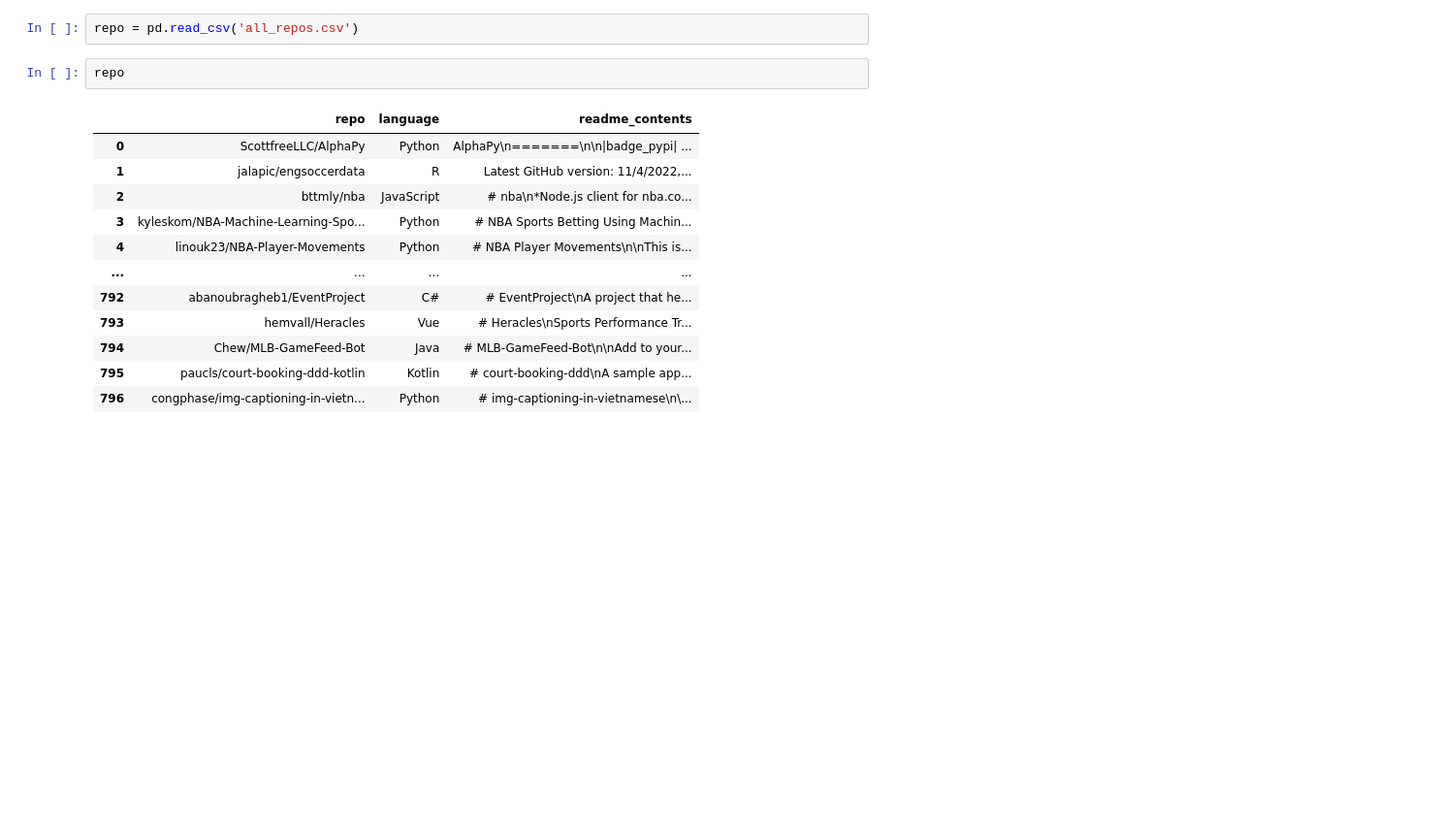
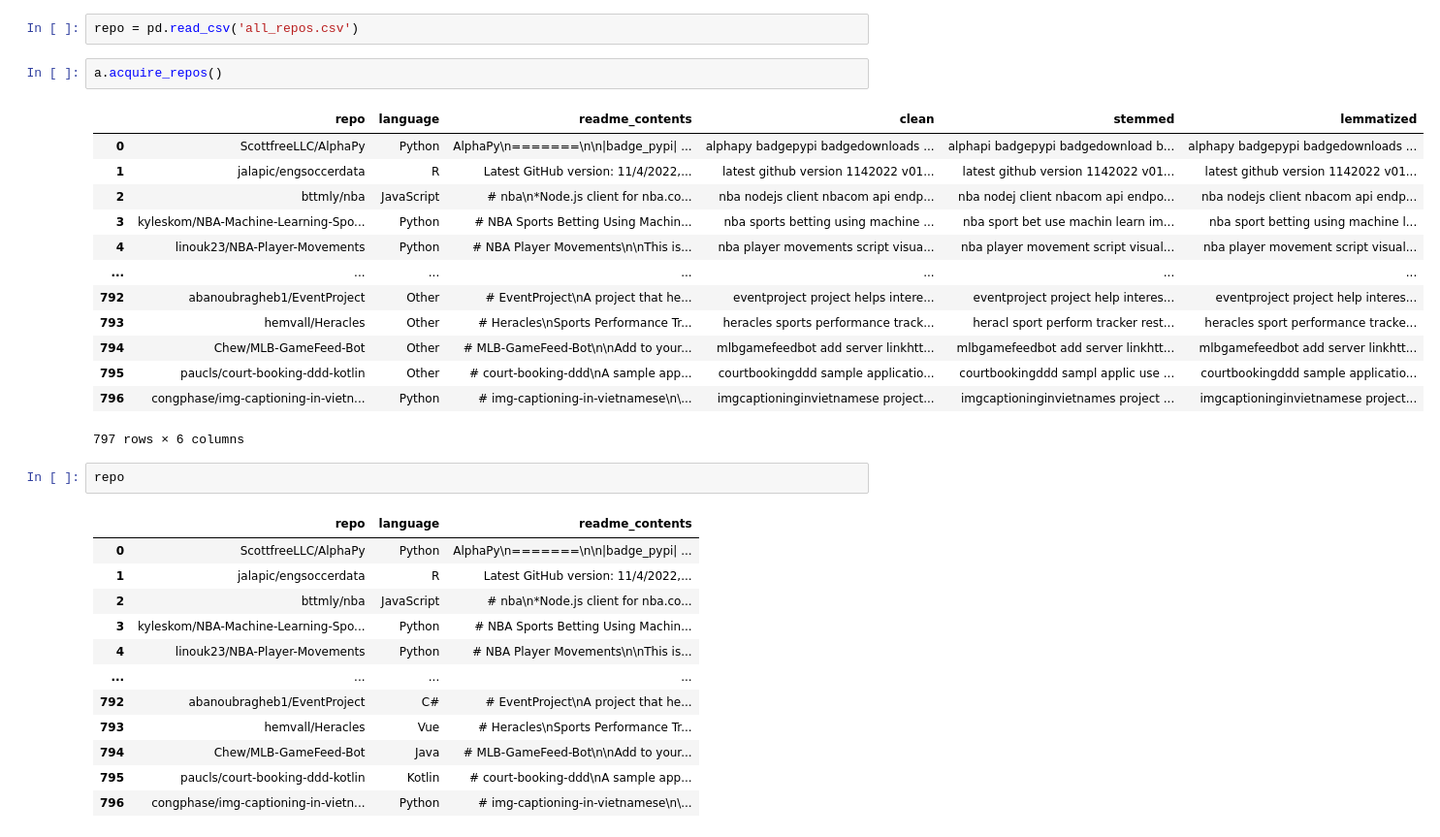
Before and after one commit to NLP-Team-Project/NLP-Project, a Jupyter notebook: nick/nick_explore.ipynb, the cells around one changed output. Shown: that part at 97% size. Drawn from its saved outputs; the diff is of its cells as text; blank space fills up the shorter version.

```diff
--- a/nick/nick_explore.ipynb
+++ b/nick/nick_explore.ipynb
@@ -16,5 +11,21 @@ import seaborn as sns
 # %%
 repo = pd.read_csv('all_repos.csv')
+# %%
+a.acquire_repos()
+# %% [output]
+|  | repo | language | readme_contents | clean | stemmed | lemmatized |
+| 0 | ScottfreeLLC/AlphaPy | Python | AlphaPy\n=======\n\n|badge_pypi| ... | alphapy badgepypi badgedownloads ... | alphapi badgepypi badgedownload b... | alphapy badgepypi badgedownloads ... |
+| 1 | jalapic/engsoccerdata | R | Latest GitHub version: 11/4/2022,... | latest github version 1142022 v01... | latest github version 1142022 v01... | latest github version 1142022 v01... |
+| 2 | bttmly/nba | JavaScript | # nba\n*Node.js client for nba.co... | nba nodejs client nbacom api endp... | nba nodej client nbacom api endpo... | nba nodejs client nbacom api endp... |
+| 3 | kyleskom/NBA-Machine-Learning-Spo... | Python | # NBA Sports Betting Using Machin... | nba sports betting using machine ... | nba sport bet use machin learn im... | nba sport betting using machine l... |
+| 4 | linouk23/NBA-Player-Movements | Python | # NBA Player Movements\n\nThis is... | nba player movements script visua... | nba player movement script visual... | nba player movement script visual... |
+| ... | ... | ... | ... | ... | ... | ... |
+| 792 | abanoubragheb1/EventProject | Other | # EventProject\nA project that he... | eventproject project helps intere... | eventproject project help interes... | eventproject project help interes... |
+| 793 | hemvall/Heracles | Other | # Heracles\nSports Performance Tr... | heracles sports performance track... | heracl sport perform tracker rest... | heracles sport performance tracke... |
+| 794 | Chew/MLB-GameFeed-Bot | Other | # MLB-GameFeed-Bot\n\nAdd to your... | mlbgamefeedbot add server linkhtt... | mlbgamefeedbot add server linkhtt... | mlbgamefeedbot add server linkhtt... |
+| 795 | paucls/court-booking-ddd-kotlin | Other | # court-booking-ddd\nA sample app... | courtbookingddd sample applicatio... | courtbookingddd sampl applic use ... | courtbookingddd sample applicatio... |
+| 796 | congphase/img-captioning-in-vietn... | Python | # img-captioning-in-vietnamese\n\... | imgcaptioninginvietnamese project... | imgcaptioninginvietnames project ... | imgcaptioninginvietnamese project... |
+797 rows × 6 columns
 # %%
 repo
 # %% [output]
```
Also changed, not shown: parts of 1 cell of this notebook, 3 other files.
